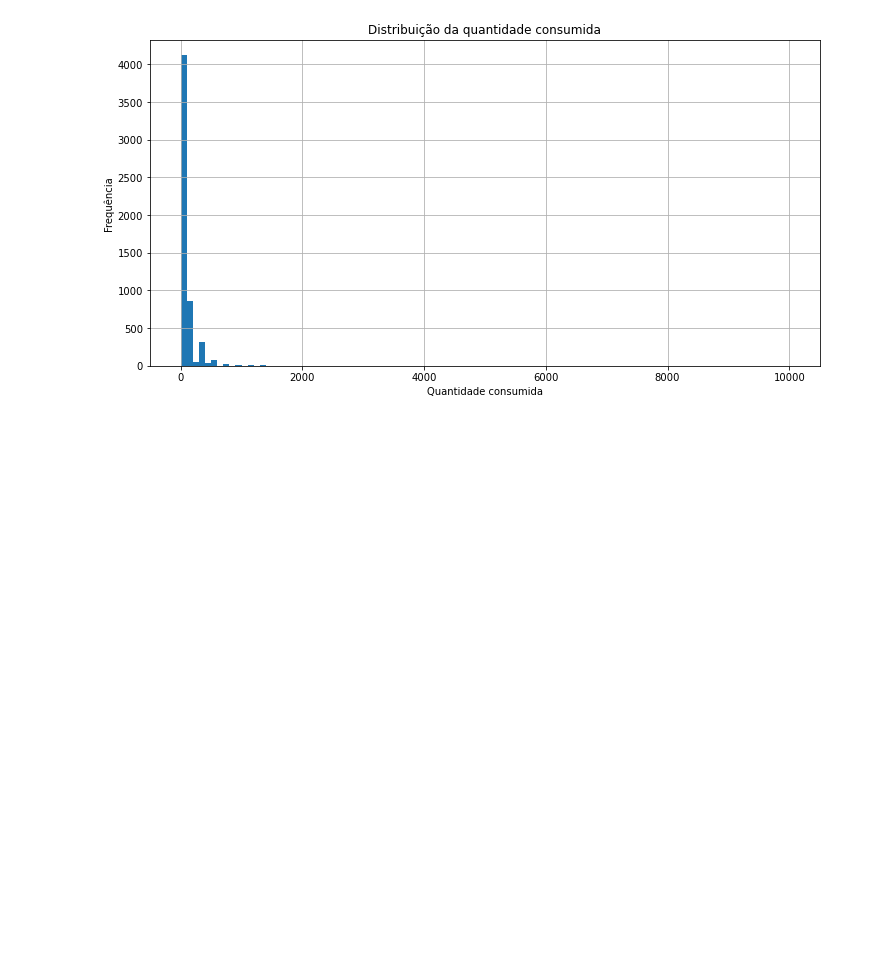
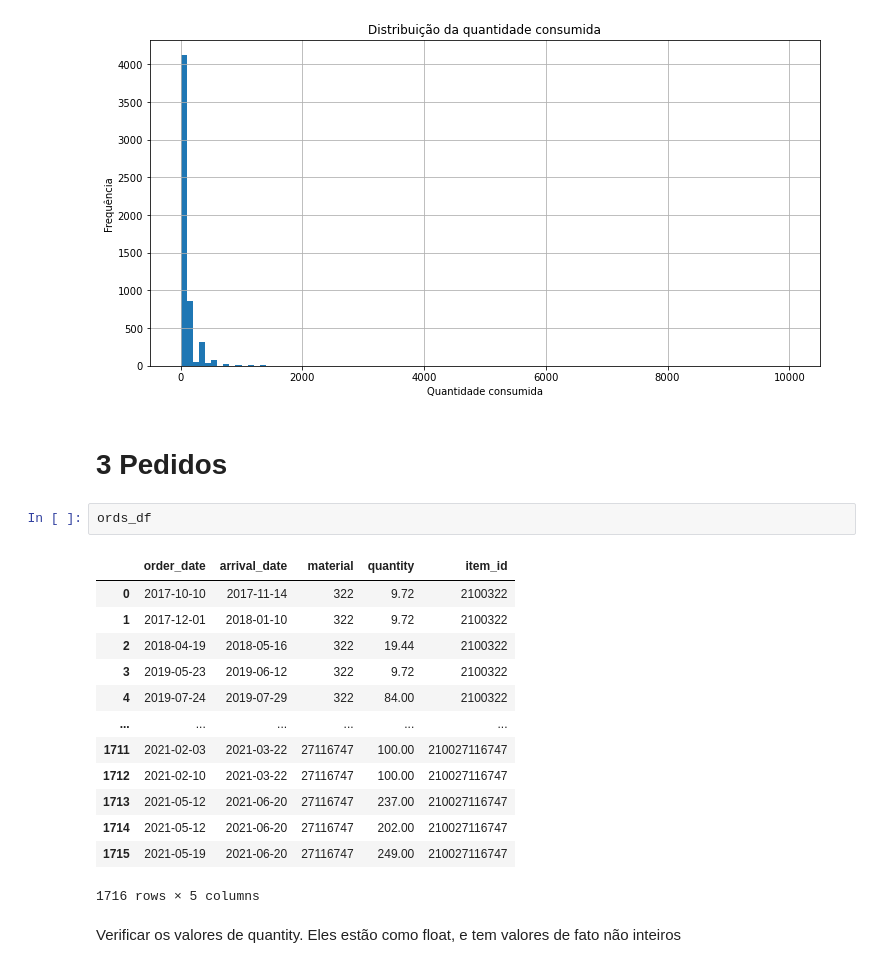
Before and after one commit to PanGeia-Study-Group/Otimizacao_supply_chain, a Jupyter notebook: codigo/EDA.ipynb, the cells around one changed output. Cells and saved outputs as stored; diff of their text form; blank space fills up the shorter version.

```diff
--- a/codigo/EDA.ipynb
+++ b/codigo/EDA.ipynb
@@ -157,3 +160,23 @@ plt.xlabel('Quantidade consumida')
 # %% [output]
 Text(0.5, 0, 'Quantidade consumida')
 [figure]
+# %% [markdown]
+# 3 Pedidos
+# %%
+ords_df
+# %% [output]
+|  | order_date | arrival_date | material | quantity | item_id |
+| 0 | 2017-10-10 | 2017-11-14 | 322 | 9.72 | 2100322 |
+| 1 | 2017-12-01 | 2018-01-10 | 322 | 9.72 | 2100322 |
+| 2 | 2018-04-19 | 2018-05-16 | 322 | 19.44 | 2100322 |
+| 3 | 2019-05-23 | 2019-06-12 | 322 | 9.72 | 2100322 |
+| 4 | 2019-07-24 | 2019-07-29 | 322 | 84.00 | 2100322 |
+| ... | ... | ... | ... | ... | ... |
+| 1711 | 2021-02-03 | 2021-03-22 | 27116747 | 100.00 | 210027116747 |
+| 1712 | 2021-02-10 | 2021-03-22 | 27116747 | 100.00 | 210027116747 |
+| 1713 | 2021-05-12 | 2021-06-20 | 27116747 | 237.00 | 210027116747 |
+| 1714 | 2021-05-12 | 2021-06-20 | 27116747 | 202.00 | 210027116747 |
+| 1715 | 2021-05-19 | 2021-06-20 | 27116747 | 249.00 | 210027116747 |
+1716 rows × 5 columns
+# %% [markdown]
+Verificar os valores de quantity. Eles estão como float, e tem valores de fato não inteiros
```
Also changed, not shown: parts of 9 cells of this notebook.
